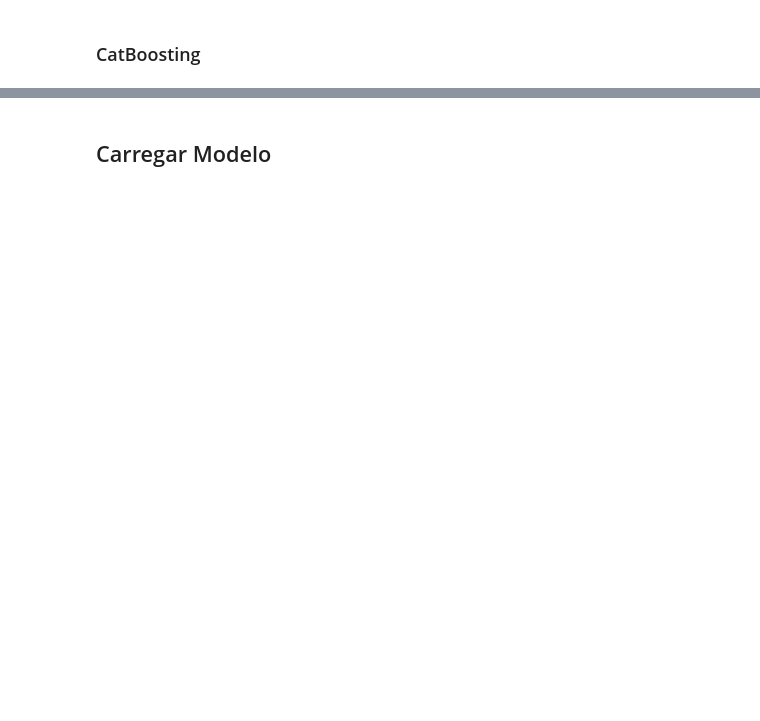
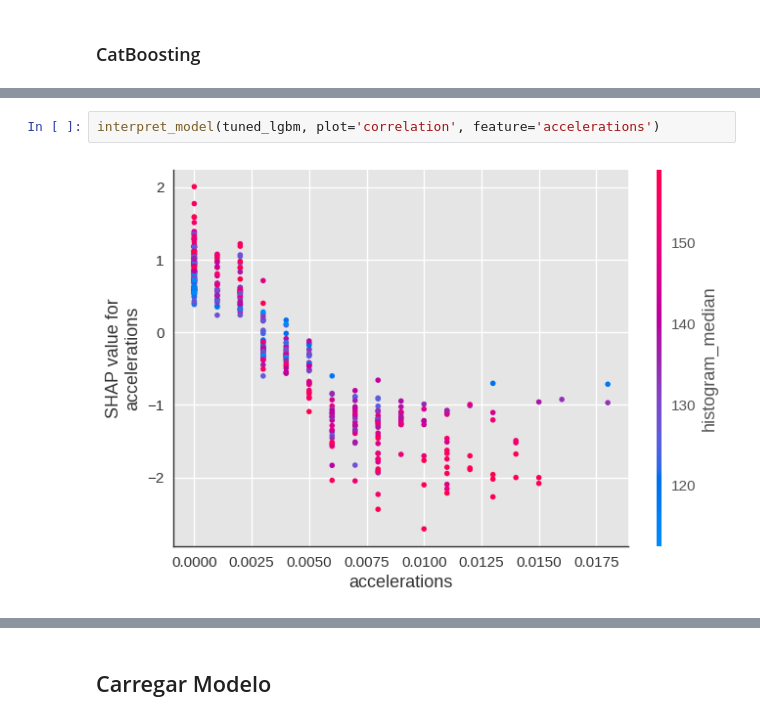
Before and after one commit to gabriel-cm-saldanha/Fetal-Health-Classification, a Jupyter notebook: Fetal_Health_Classification_Pycaret.ipynb, the cells around one changed output, grey strips where cells are left out. Saved outputs shown, nothing was run; the diff lists cells and outputs as text; blank space fills up the shorter version.

```diff
--- a/Fetal_Health_Classification_Pycaret.ipynb
+++ b/Fetal_Health_Classification_Pycaret.ipynb
@@ -420,0 +454,4 @@ KeyboardInterrupt:
+# %%
+interpret_model(tuned_lgbm, plot='correlation', feature='accelerations')
+# %% [output]
+[figure, added]
```
Also changed, not shown: parts of 49 cells of this notebook.
